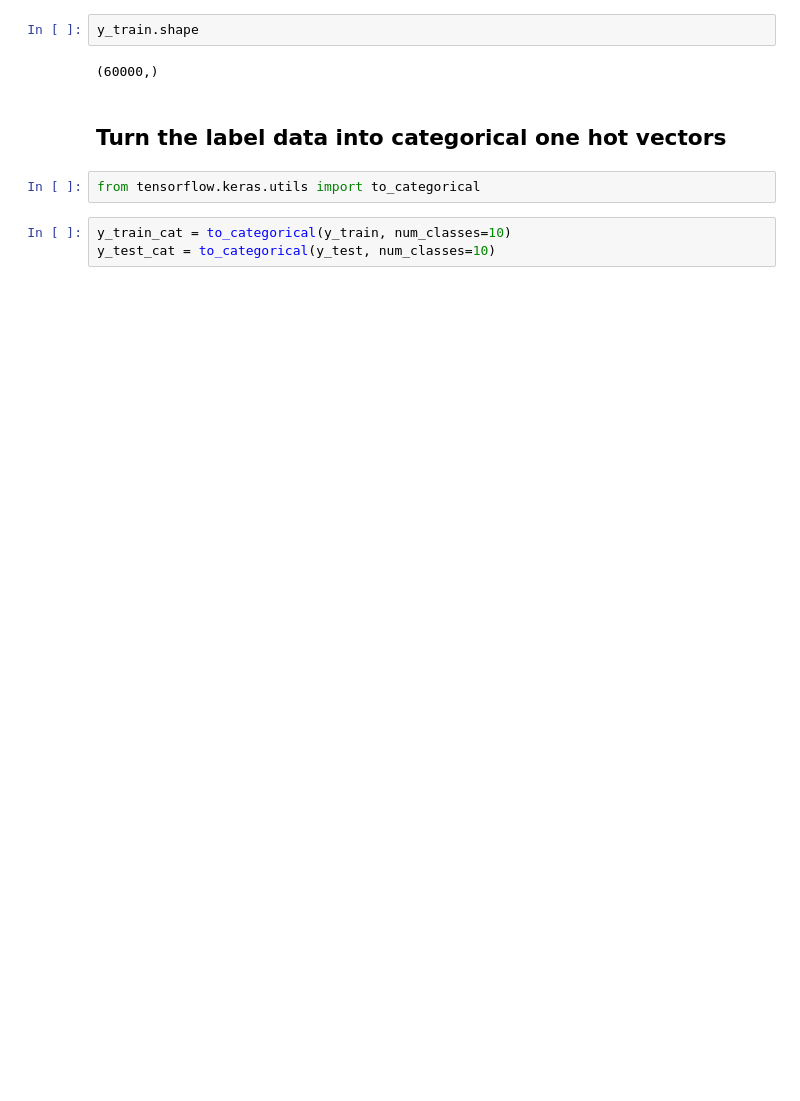
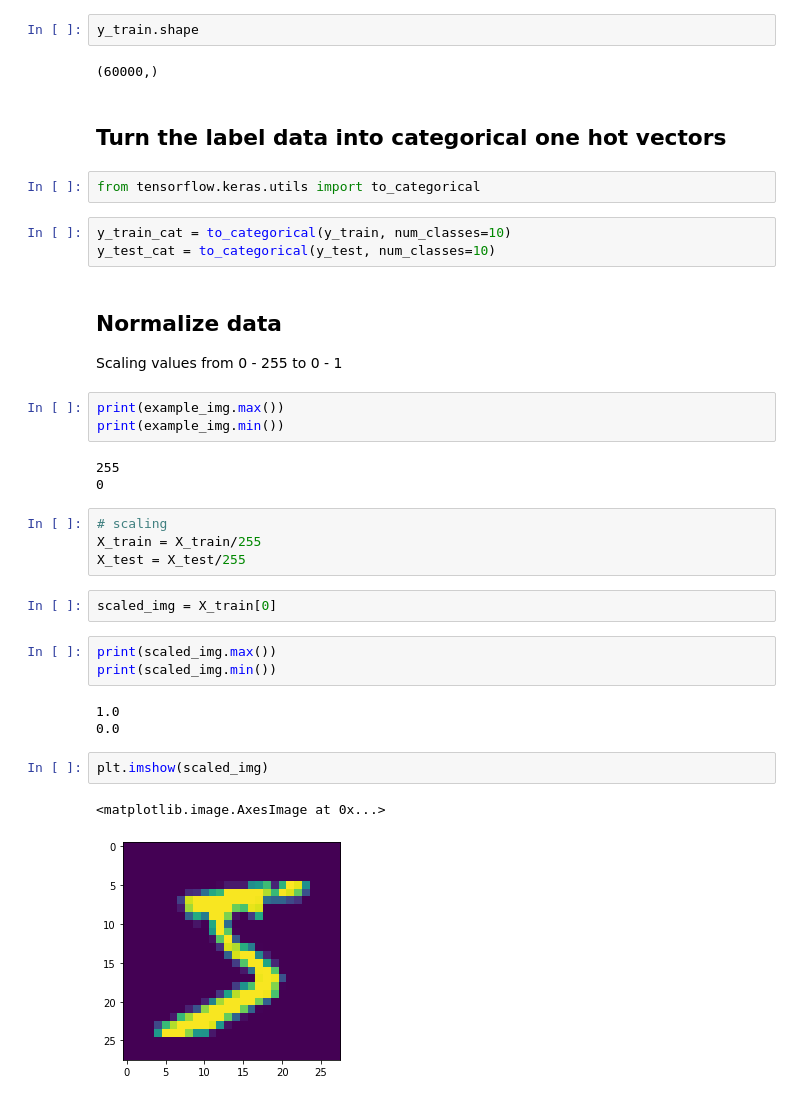
Before and after one commit to Ali-T-Ibrahim/dl-practice, a Jupyter notebook: CNN/MNIST_CNN.ipynb, the cells around one changed output. Cells and saved outputs as stored; diff of their text form; blank space fills up the shorter version.

```diff
--- a/CNN/MNIST_CNN.ipynb
+++ b/CNN/MNIST_CNN.ipynb
@@ -35,3 +41,30 @@ from tensorflow.keras.utils import to_categorical
 # %%
 y_train_cat = to_categorical(y_train, num_classes=10)
 y_test_cat = to_categorical(y_test, num_classes=10)
+# %% [markdown]
+## Normalize data
+
+Scaling values from 0 - 255 to 0 - 1
+# %%
+print(example_img.max())
+print(example_img.min())
+# %% [output]
+255
+0
+# %%
+# scaling
+X_train = X_train/255
+X_test = X_test/255
+# %%
+scaled_img = X_train[0]
+# %%
+print(scaled_img.max())
+print(scaled_img.min())
+# %% [output]
+1.0
+0.0
+# %%
+plt.imshow(scaled_img)
+# %% [output]
+<matplotlib.image.AxesImage at 0x...>
+[figure, added]
```
Also changed, not shown: parts of 50 cells of this notebook.
